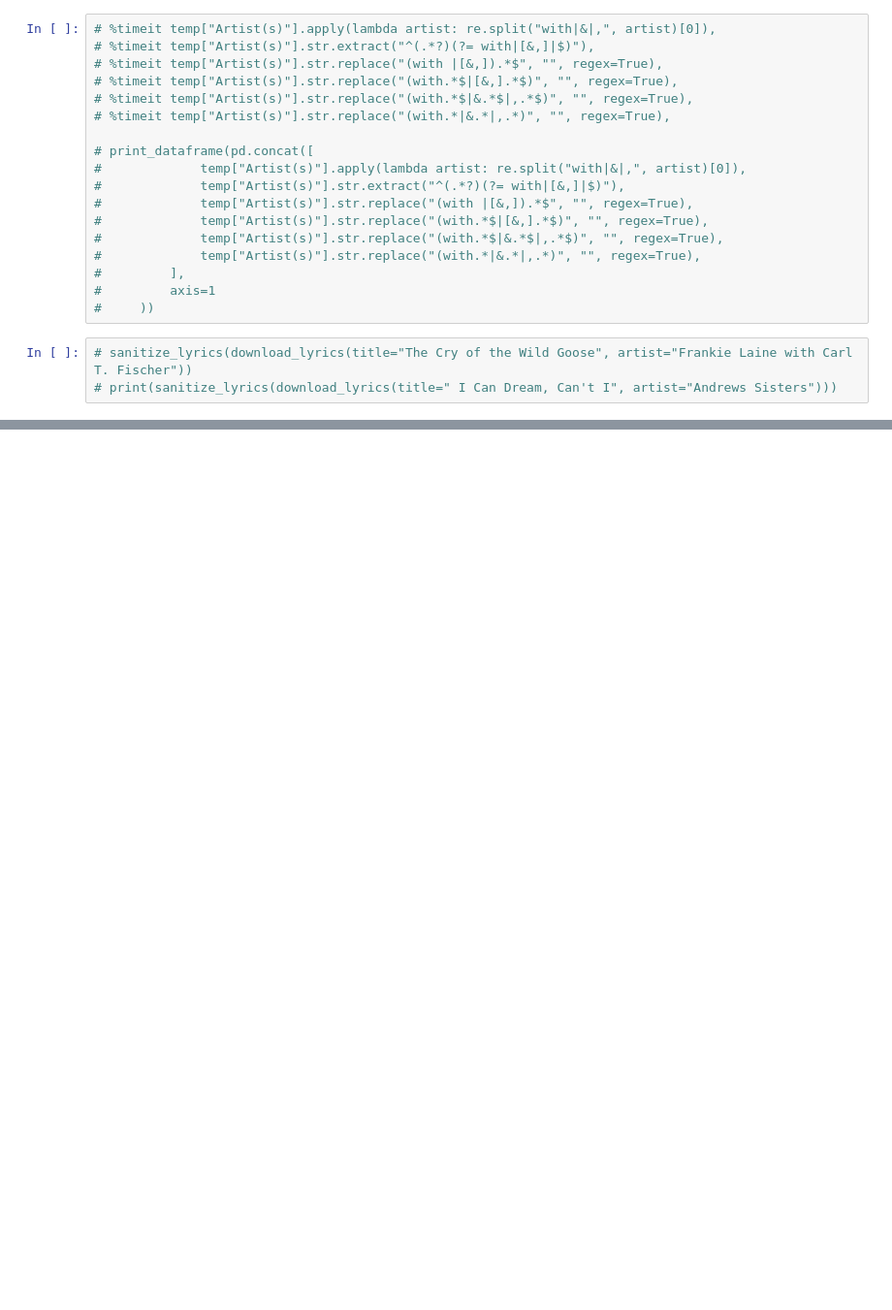
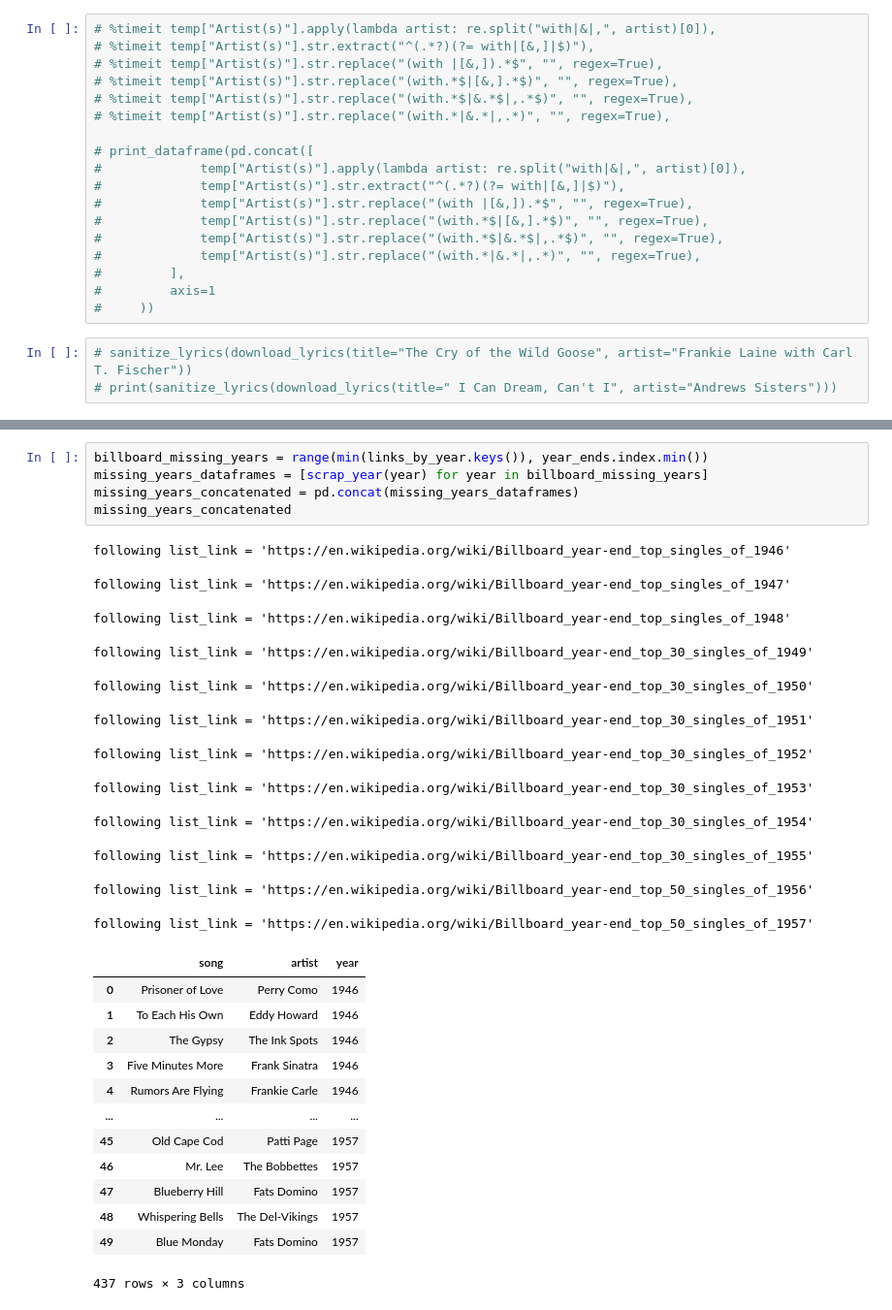
Before and after one commit to tohanov/miniproject-nlp, a Jupyter notebook: project.ipynb, the cells around one changed output, grey strips where cells are left out. Shown: that part at 97% size. Saved outputs shown, nothing was run; the diff lists cells and outputs as text; blank space fills up the shorter version.

```diff
--- a/project.ipynb
+++ b/project.ipynb
@@ -261,0 +333,31 @@ Name: date, Length: 63, dtype: datetime64[ns]
+# %%
+billboard_missing_years = range(min(links_by_year.keys()), year_ends.index.min())
+missing_years_dataframes = [scrap_year(year) for year in billboard_missing_years]
+missing_years_concatenated = pd.concat(missing_years_dataframes)
+missing_years_concatenated
+# %% [output]
+following list_link = 'https://en.wikipedia.org/wiki/Billboard_year-end_top_singles_of_1946'
+following list_link = 'https://en.wikipedia.org/wiki/Billboard_year-end_top_singles_of_1947'
+following list_link = 'https://en.wikipedia.org/wiki/Billboard_year-end_top_singles_of_1948'
+following list_link = 'https://en.wikipedia.org/wiki/Billboard_year-end_top_30_singles_of_1949'
+following list_link = 'https://en.wikipedia.org/wiki/Billboard_year-end_top_30_singles_of_1950'
+following list_link = 'https://en.wikipedia.org/wiki/Billboard_year-end_top_30_singles_of_1951'
+following list_link = 'https://en.wikipedia.org/wiki/Billboard_year-end_top_30_singles_of_1952'
+following list_link = 'https://en.wikipedia.org/wiki/Billboard_year-end_top_30_singles_of_1953'
+following list_link = 'https://en.wikipedia.org/wiki/Billboard_year-end_top_30_singles_of_1954'
+following list_link = 'https://en.wikipedia.org/wiki/Billboard_year-end_top_30_singles_of_1955'
+following list_link = 'https://en.wikipedia.org/wiki/Billboard_year-end_top_50_singles_of_1956'
+following list_link = 'https://en.wikipedia.org/wiki/Billboard_year-end_top_50_singles_of_1957'
+|  | song | artist | year |
+| 0 | Prisoner of Love | Perry Como | 1946 |
+| 1 | To Each His Own | Eddy Howard | 1946 |
+| 2 | The Gypsy | The Ink Spots | 1946 |
+| 3 | Five Minutes More | Frank Sinatra | 1946 |
+| 4 | Rumors Are Flying | Frankie Carle | 1946 |
+| ... | ... | ... | ... |
+| 45 | Old Cape Cod | Patti Page | 1957 |
+| 46 | Mr. Lee | The Bobbettes | 1957 |
+| 47 | Blueberry Hill | Fats Domino | 1957 |
+| 48 | Whispering Bells | The Del-Vikings | 1957 |
+| 49 | Blue Monday | Fats Domino | 1957 |
+437 rows × 3 columns
```
Also changed, not shown: parts of 9 cells of this notebook.
